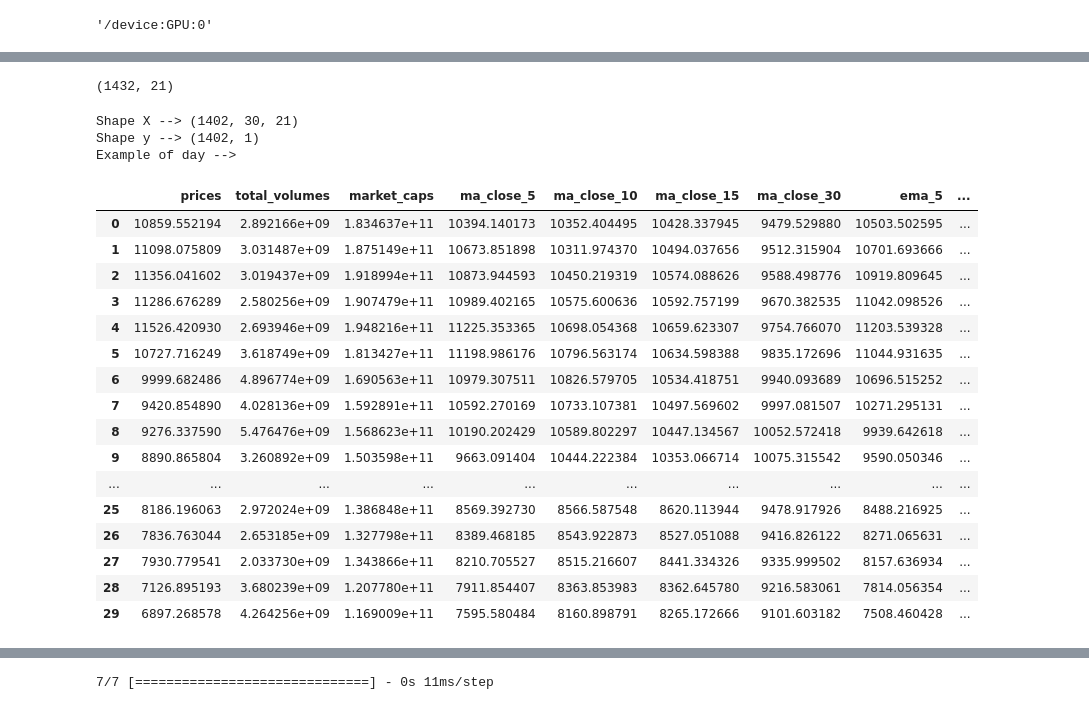
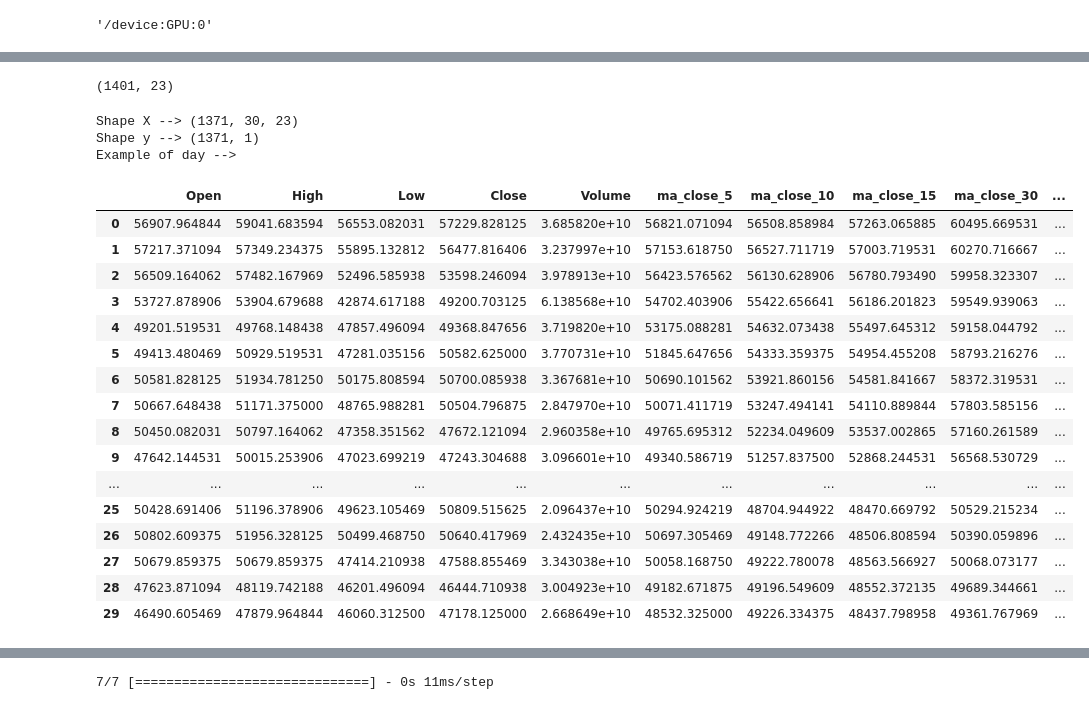
Before and after one commit to aldofranco91/Trading, a Jupyter notebook: Conv_Regression_Jaime.ipynb, the cells around one changed output, grey strips where cells are left out. Cells and saved outputs as stored; diff of their text form; code cells hidden in the pictures.

```diff
--- a/Conv_Regression_Jaime.ipynb
+++ b/Conv_Regression_Jaime.ipynb
@@ -92,0 +59,9 @@ df.tail()
+# %%
+import yfinance as yf
+import datetime as dt
+
+start = dt.datetime(2018,2,1)
+end = dt.datetime(2021,12,31)
+
+df = yf.download('BTC-USD', start, end).drop('Adj Close', axis=1)
+df
@@ -93,20 +92,22 @@ df.tail()
 # %%
+price = 'Close'
+
 #https://towardsdatascience.com/building-a-comprehensive-set-of-technical-indicators-in-python-for-quantitative-trading-8d98751b5fb
 # MovingAverage
 values_ma = [5,10,15,30]
 
 for i in values_ma:
-    df["ma_close_" + str(i)] = df["prices"].rolling(window=i).mean()
+    df["ma_close_" + str(i)] = df[price].rolling(window=i).mean()
 
 # ExponentialMovingWindow
 values_ema = [5,10,15,30]
 
 for i in values_ema:
-    df["ema_" + str(i)] = df["prices"].ewm(span = i, adjust = False).mean()
+    df["ema_" + str(i)] = df[price].ewm(span = i, adjust = False).mean()
 
 # RSI https://stackoverflow.com/questions/20526414/relative-strength-index-in-python-pandas
 values_rsi = [7,10,14,21]
-close = df['prices']
+close = df[price]
 
 # Get the difference in price from previous step
 delta = close.diff()
@@ -139,8 +140,8 @@ for i in values_rsi:
 # BollingerBand
 values_bollinger = [5,10,20]
 for i in values_bollinger:
-    df['bollinger_upper_' + str(i)] = df['prices'].rolling(window=i).mean() + (df['prices'].rolling(window=i).std()  * 2)
-    df['bollinger_lower_' + str(i)] = df['prices'].rolling(window=i).mean() - (df['prices'].rolling(window=i).std()  * 2)
+    df['bollinger_upper_' + str(i)] = df[price].rolling(window=i).mean() + (df[price].rolling(window=i).std()  * 2)
+    df['bollinger_lower_' + str(i)] = df[price].rolling(window=i).mean() - (df[price].rolling(window=i).std()  * 2)
 # %%
 df = df.dropna()
 df.head(5)
@@ -159,7 +160,7 @@ columns = df.columns
 df_rs = np.array(df[columns])
 df_rs.shape
 # %% [output]
-(1432, 21)
+(1401, 23)
 # %%
 def split_sequence(sequence, n_steps_in, n_steps_out):
     X, y = list(), list()
@@ -173,43 +174,43 @@ def split_sequence(sequence, n_steps_in, n_steps_out):
             break
         # gather input and output parts of the pattern
         seq_x = sequence[i:end_ix]
-        seq_y = sequence[end_ix:out_end_ix][:,0]
+        seq_y = sequence[end_ix:out_end_ix][:,df.columns.get_loc(price)]
         X.append(seq_x)
         y.append(seq_y)
     return np.array(X), np.array(y)
 # %%
 past_t = 30
 forecast_t = 1
 n_steps_in = past_t
 n_steps_out = forecast_t
 # split into samples
 X, y = split_sequence(df_rs, n_steps_in, n_steps_out)
 print("Shape X --> " + str(X.shape))
 print("Shape y --> " + str(y.shape))
 
 print("Example of day -->")
-pd.DataFrame(X[0], columns=columns)
+pd.DataFrame(X[-1], columns=columns)
 # %% [output]
-Shape X --> (1402, 30, 21)
-Shape y --> (1402, 1)
+Shape X --> (1371, 30, 23)
+Shape y --> (1371, 1)
 Example of day -->
-|  | prices | total_volumes | market_caps | ma_close_5 | ma_close_10 | ma_close_15 | ma_close_30 | ema_5 | ... |
-| 0 | 10859.552194 | 2.892166e+09 | 1.834637e+11 | 10394.140173 | 10352.404495 | 10428.337945 | 9479.529880 | 10503.502595 | ... |
-| 1 | 11098.075809 | 3.031487e+09 | 1.875149e+11 | 10673.851898 | 10311.974370 | 10494.037656 | 9512.315904 | 10701.693666 | ... |
-| 2 | 11356.041602 | 3.019437e+09 | 1.918994e+11 | 10873.944593 | 10450.219319 | 10574.088626 | 9588.498776 | 10919.809645 | ... |
-| 3 | 11286.676289 | 2.580256e+09 | 1.907479e+11 | 10989.402165 | 10575.600636 | 10592.757199 | 9670.382535 | 11042.098526 | ... |
-| 4 | 11526.420930 | 2.693946e+09 | 1.948216e+11 | 11225.353365 | 10698.054368 | 10659.623307 | 9754.766070 | 11203.539328 | ... |
-| 5 | 10727.716249 | 3.618749e+09 | 1.813427e+11 | 11198.986176 | 10796.563174 | 10634.598388 | 9835.172696 | 11044.931635 | ... |
-| 6 | 9999.682486 | 4.896774e+09 | 1.690563e+11 | 10979.307511 | 10826.579705 | 10534.418751 | 9940.093689 | 10696.515252 | ... |
-| 7 | 9420.854890 | 4.028136e+09 | 1.592891e+11 | 10592.270169 | 10733.107381 | 10497.569602 | 9997.081507 | 10271.295131 | ... |
-| 8 | 9276.337590 | 5.476476e+09 | 1.568623e+11 | 10190.202429 | 10589.802297 | 10447.134567 | 10052.572418 | 9939.642618 | ... |
-| 9 | 8890.865804 | 3.260892e+09 | 1.503598e+11 | 9663.091404 | 10444.222384 | 10353.066714 | 10075.315542 | 9590.050346 | ... |
-| ... | ... | ... | ... | ... | ... | ... | ... | ... | ... |
-| 25 | 8186.196063 | 2.972024e+09 | 1.386848e+11 | 8569.392730 | 8566.587548 | 8620.113944 | 9478.917926 | 8488.216925 | ... |
-| 26 | 7836.763044 | 2.653185e+09 | 1.327798e+11 | 8389.468185 | 8543.922873 | 8527.051088 | 9416.826122 | 8271.065631 | ... |
-| 27 | 7930.779541 | 2.033730e+09 | 1.343866e+11 | 8210.705527 | 8515.216607 | 8441.334326 | 9335.999502 | 8157.636934 | ... |
-| 28 | 7126.895193 | 3.680239e+09 | 1.207780e+11 | 7911.854407 | 8363.853983 | 8362.645780 | 9216.583061 | 7814.056354 | ... |
-| 29 | 6897.268578 | 4.264256e+09 | 1.169009e+11 | 7595.580484 | 8160.898791 | 8265.172666 | 9101.603182 | 7508.460428 | ... |
+|  | Open | High | Low | Close | Volume | ma_close_5 | ma_close_10 | ma_close_15 | ma_close_30 | ... |
+| 0 | 56907.964844 | 59041.683594 | 56553.082031 | 57229.828125 | 3.685820e+10 | 56821.071094 | 56508.858984 | 57263.065885 | 60495.669531 | ... |
+| 1 | 57217.371094 | 57349.234375 | 55895.132812 | 56477.816406 | 3.237997e+10 | 57153.618750 | 56527.711719 | 57003.719531 | 60270.716667 | ... |
+| 2 | 56509.164062 | 57482.167969 | 52496.585938 | 53598.246094 | 3.978913e+10 | 56423.576562 | 56130.628906 | 56780.793490 | 59958.323307 | ... |
+| 3 | 53727.878906 | 53904.679688 | 42874.617188 | 49200.703125 | 6.138568e+10 | 54702.403906 | 55422.656641 | 56186.201823 | 59549.939063 | ... |
+| 4 | 49201.519531 | 49768.148438 | 47857.496094 | 49368.847656 | 3.719820e+10 | 53175.088281 | 54632.073438 | 55497.645312 | 59158.044792 | ... |
+| 5 | 49413.480469 | 50929.519531 | 47281.035156 | 50582.625000 | 3.770731e+10 | 51845.647656 | 54333.359375 | 54954.455208 | 58793.216276 | ... |
+| 6 | 50581.828125 | 51934.781250 | 50175.808594 | 50700.085938 | 3.367681e+10 | 50690.101562 | 53921.860156 | 54581.841667 | 58372.319531 | ... |
+| 7 | 50667.648438 | 51171.375000 | 48765.988281 | 50504.796875 | 2.847970e+10 | 50071.411719 | 53247.494141 | 54110.889844 | 57803.585156 | ... |
+| 8 | 50450.082031 | 50797.164062 | 47358.351562 | 47672.121094 | 2.960358e+10 | 49765.695312 | 52234.049609 | 53537.002865 | 57160.261589 | ... |
+| 9 | 47642.144531 | 50015.253906 | 47023.699219 | 47243.304688 | 3.096601e+10 | 49340.586719 | 51257.837500 | 52868.244531 | 56568.530729 | ... |
+| ... | ... | ... | ... | ... | ... | ... | ... | ... | ... | ... |
+| 25 | 50428.691406 | 51196.378906 | 49623.105469 | 50809.515625 | 2.096437e+10 | 50294.924219 | 48704.944922 | 48470.669792 | 50529.215234 | ... |
+| 26 | 50802.609375 | 51956.328125 | 50499.468750 | 50640.417969 | 2.432435e+10 | 50697.305469 | 49148.772266 | 48506.808594 | 50390.059896 | ... |
+| 27 | 50679.859375 | 50679.859375 | 47414.210938 | 47588.855469 | 3.343038e+10 | 50058.168750 | 49222.780078 | 48563.566927 | 50068.073177 | ... |
+| 28 | 47623.871094 | 48119.742188 | 46201.496094 | 46444.710938 | 3.004923e+10 | 49182.671875 | 49196.549609 | 48552.372135 | 49689.344661 | ... |
+| 29 | 46490.605469 | 47879.964844 | 46060.312500 | 47178.125000 | 2.668649e+10 | 48532.325000 | 49226.334375 | 48437.798958 | 49361.767969 | ... |
 # %%
 test_size = 200
 train_size = len(X) - test_size
```
Also changed, not shown: parts of 16 cells of this notebook.
